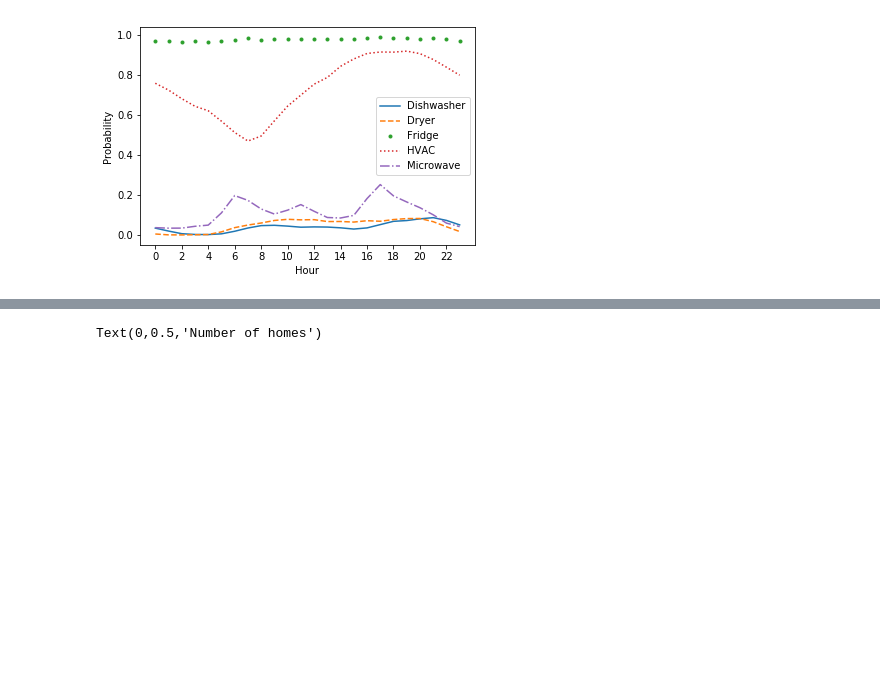
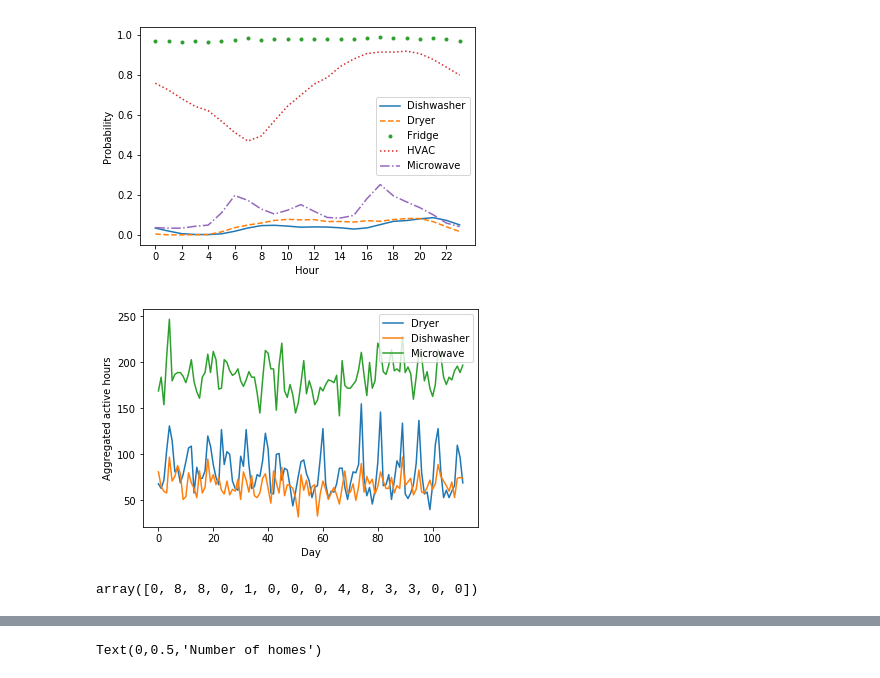
Before and after one commit to nipunbatra/freq-nilm, a Jupyter notebook: notebooks/paper_figures_2.ipynb, the cells around one changed output, grey strips where cells are left out. Saved outputs shown, nothing was run; the diff lists cells and outputs as text; code cells hidden in the pictures; blank space fills up the shorter version.

```diff
--- a/notebooks/paper_figures_2.ipynb
+++ b/notebooks/paper_figures_2.ipynb
@@ -318,6 +318,23 @@ for idx, appliance in enumerate(['dr', 'dw']):
     for i in range(68):
         day_interval[appliance].append((np.ediff1d(np.nonzero(mask.sum(axis=2)[i]))-1).mean())
     day_interval[appliance] = np.nan_to_num(np.hstack(day_interval[appliance]))
+# %%
+dr = tensor[:, 3].copy()
+# dr = dr.reshape(-1 ,112, 24)
+# %%
+ax = pd.Series(((dr>threshold['dr'])*1).sum(axis=2).sum(axis=0)).plot()
+pd.Series(((tensor[:, 4]>threshold['dw'])*1).sum(axis=2).sum(axis=0)).plot(ax=ax)
+pd.Series(((tensor[:, 5]>threshold['mw'])*1).sum(axis=2).sum(axis=0)).plot(ax=ax)
+ax.set_ylabel("Aggregated active hours")
+ax.set_xlabel("Day")
+ax.legend(['Dryer', 'Dishwasher', 'Microwave'], loc='upper right')
+plt.savefig("./figure/aggregate_active_hours.pdf", format='pdf')
+# %% [output]
+[figure, added]
+# %%
+((dr[5]>threshold['dr'])*1).sum(axis=1)
+# %% [output]
+array([0, 8, 8, 0, 1, 0, 0, 0, 4, 8, 3, 3, 0, 0])
 # %%
 from pylab import hist, show, xticks, yticks
 # %%
```
Also changed, not shown: parts of 7 cells of this notebook, 5 other files.
